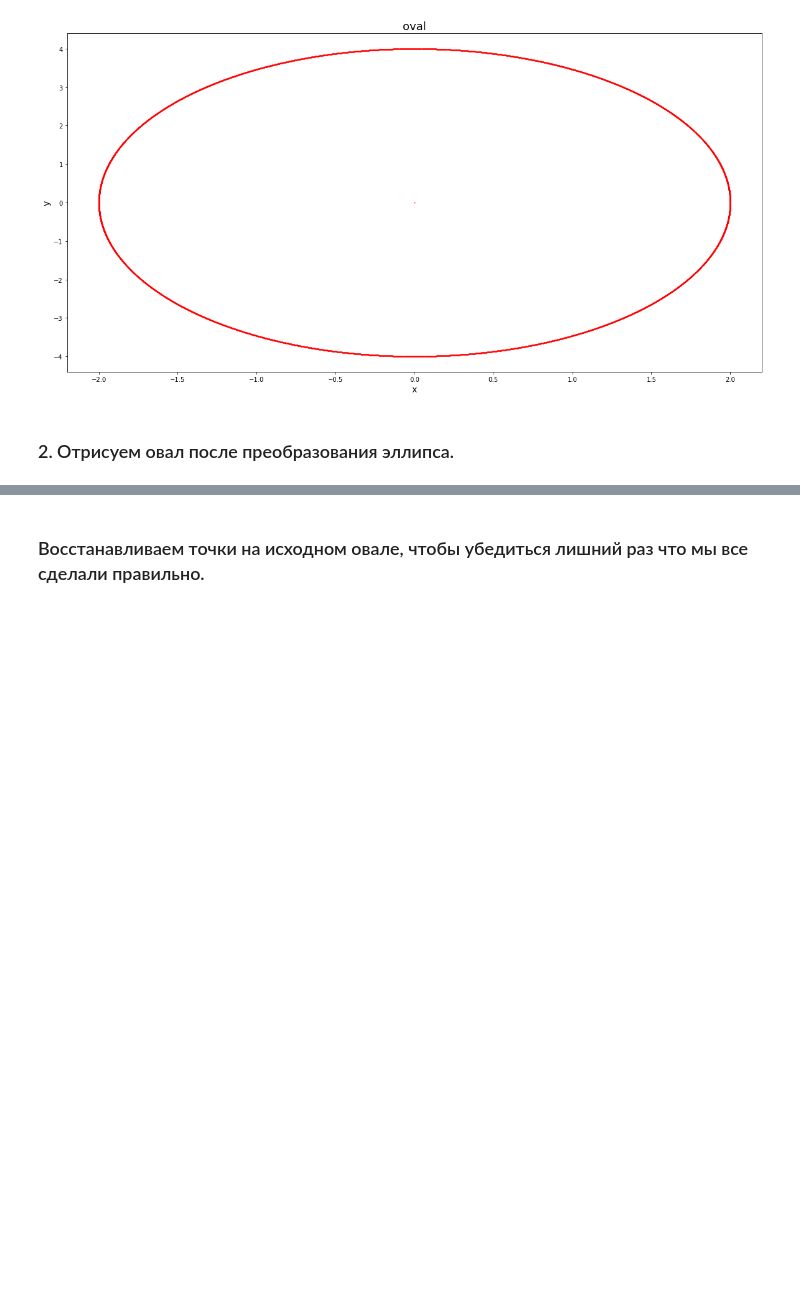
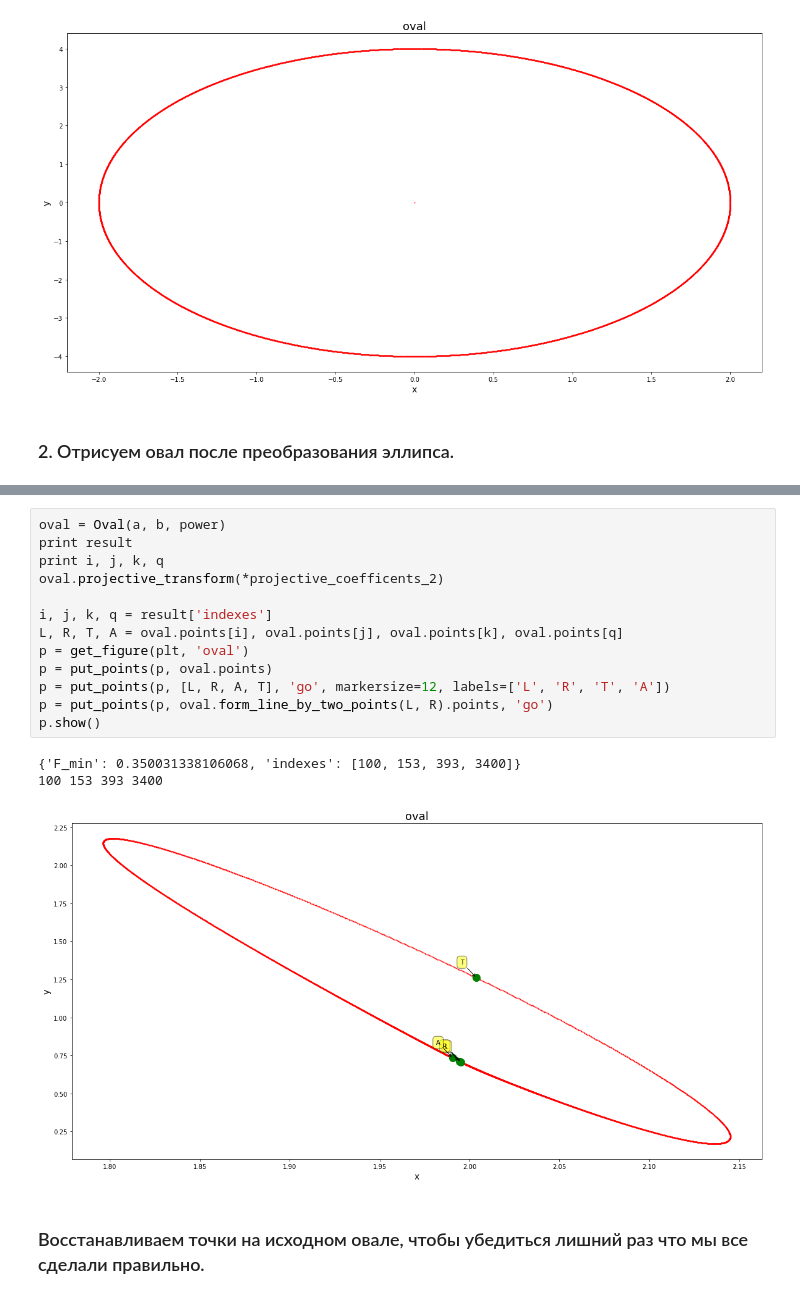
Before and after one commit to razmikKonstandyan/pics, a Jupyter notebook: illustration.ipynb, the cells around one changed output, grey strips where cells are left out. Cells and saved outputs as stored; diff of their text form; blank space fills up the shorter version.

```diff
--- a/illustration.ipynb
+++ b/illustration.ipynb
@@ -93,3 +136,20 @@ p.show()
+# %%
+oval = Oval(a, b, power)
+print result
+print i, j, k, q
+oval.projective_transform(*projective_coefficents_2)
+
+i, j, k, q = result['indexes']
+L, R, T, A = oval.points[i], oval.points[j], oval.points[k], oval.points[q]
+p = get_figure(plt, 'oval')
+p = put_points(p, oval.points)
+p = put_points(p, [L, R, A, T], 'go', markersize=12, labels=['L', 'R', 'T', 'A'])
+p = put_points(p, oval.form_line_by_two_points(L, R).points, 'go')
+p.show()
+# %% [output]
+{'F_min': 0.350031338106068, 'indexes': [100, 153, 393, 3400]}
+100 153 393 3400
+[figure, added]
 # %% [markdown]
 ### Восстанавливаем точки на исходном овале, чтобы убедиться лишний раз что мы все сделали правильно.
 # %%
```
Also changed, not shown: parts of 13 cells of this notebook.
